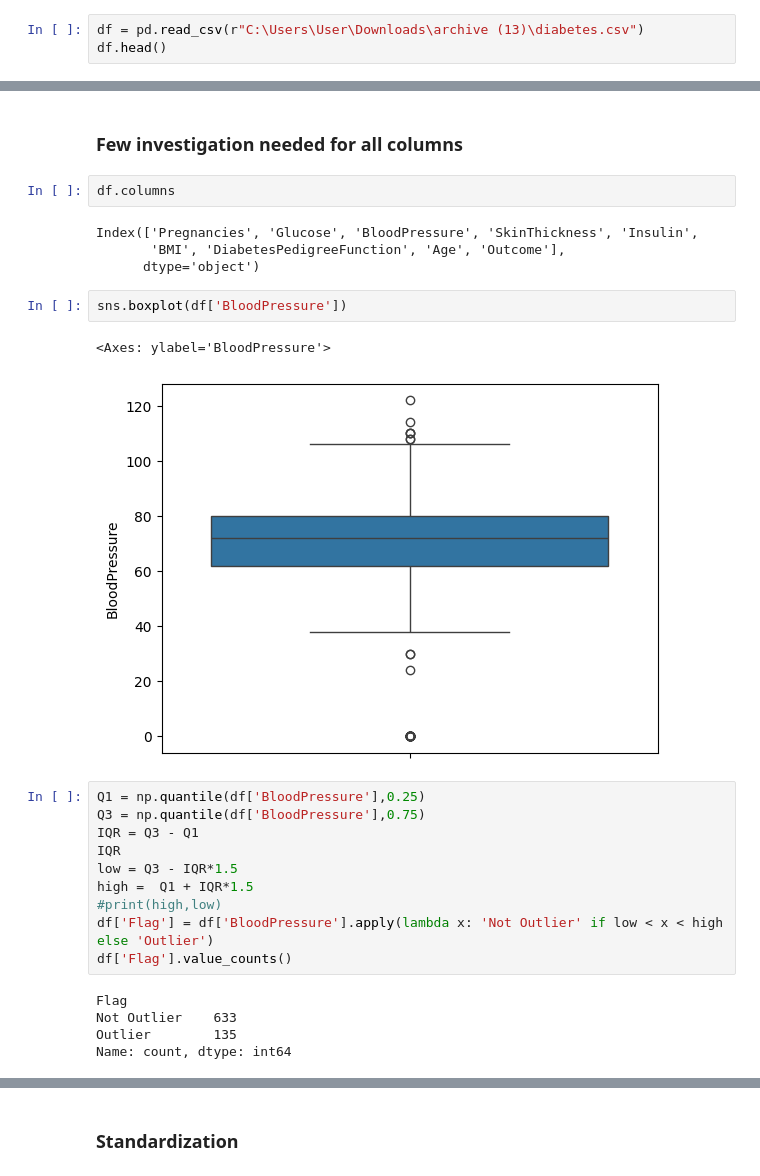
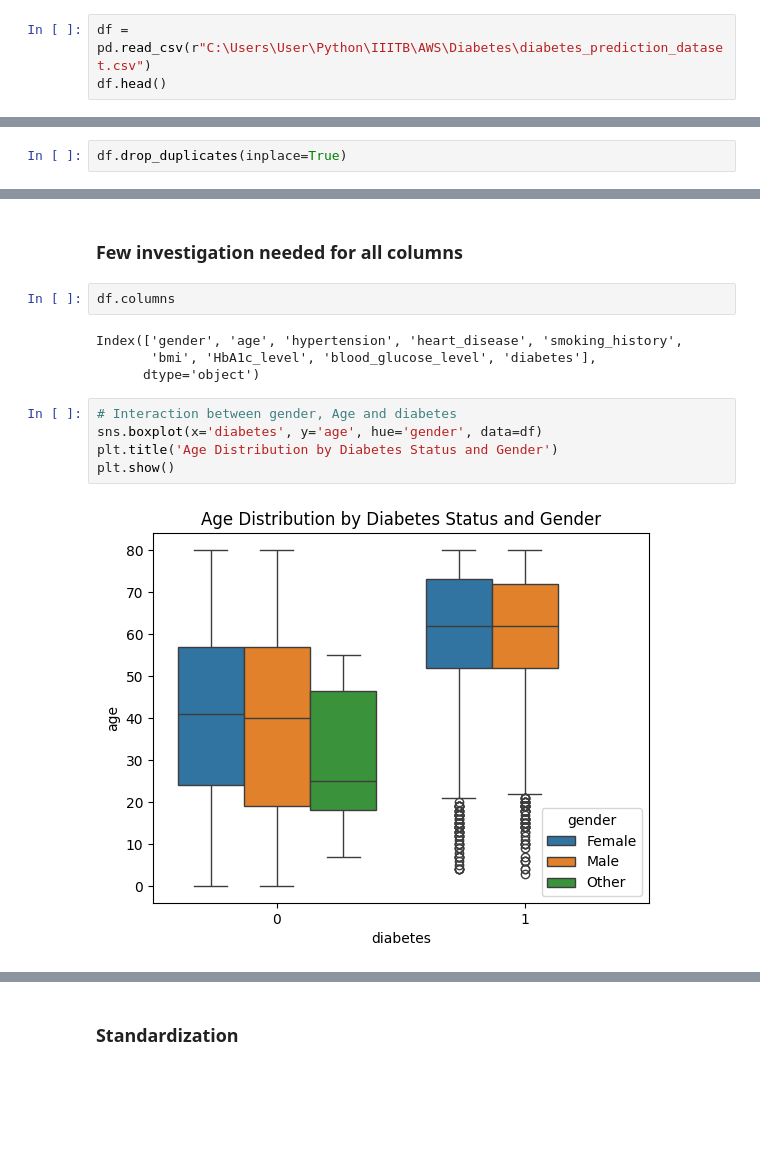
Before and after one commit to sayanroy07/Diabetes_Aws, a Jupyter notebook: Diabetes.ipynb, the cells around one changed output, grey strips where cells are left out. Cells and saved outputs as stored; diff of their text form; blank space fills up the shorter version.

```diff
--- a/Diabetes.ipynb
+++ b/Diabetes.ipynb
@@ -16,6 +16,6 @@ import xgboost as xgb
 from xgboost import XGBClassifier
 from xgboost import plot_importance
 # %%
-df = pd.read_csv(r"C:\Users\User\Downloads\archive (13)\diabetes.csv")
+df = pd.read_csv(r"C:\Users\User\Python\IIITB\AWS\Diabetes\diabetes_prediction_dataset.csv")
 df.head()
 # %% [output]
@@ -76,0 +93,2 @@ plt.show()
+# %%
+df.drop_duplicates(inplace=True)
@@ -112,26 +226,13 @@ plt.show()
 # %%
 df.columns
 # %% [output]
-Index(['Pregnancies', 'Glucose', 'BloodPressure', 'SkinThickness', 'Insulin',
-       'BMI', 'DiabetesPedigreeFunction', 'Age', 'Outcome'],
+Index(['gender', 'age', 'hypertension', 'heart_disease', 'smoking_history',
+       'bmi', 'HbA1c_level', 'blood_glucose_level', 'diabetes'],
       dtype='object')
 # %%
-sns.boxplot(df['BloodPressure'])
+# Interaction between gender, Age and diabetes
+sns.boxplot(x='diabetes', y='age', hue='gender', data=df)
+plt.title('Age Distribution by Diabetes Status and Gender')
+plt.show()
 # %% [output]
-<Axes: ylabel='BloodPressure'>
-[figure, old version]
+[figure, new version]
-# %%
-Q1 = np.quantile(df['BloodPressure'],0.25)
-Q3 = np.quantile(df['BloodPressure'],0.75)
-IQR = Q3 - Q1
-IQR
-low = Q3 - IQR*1.5
-high =  Q1 + IQR*1.5
-#print(high,low)
-df['Flag'] = df['BloodPressure'].apply(lambda x: 'Not Outlier' if low < x < high else 'Outlier')
-df['Flag'].value_counts()
-# %% [output]
-Flag
-Not Outlier    633
-Outlier        135
-Name: count, dtype: int64
```
Also changed, not shown: parts of 87 cells of this notebook.
